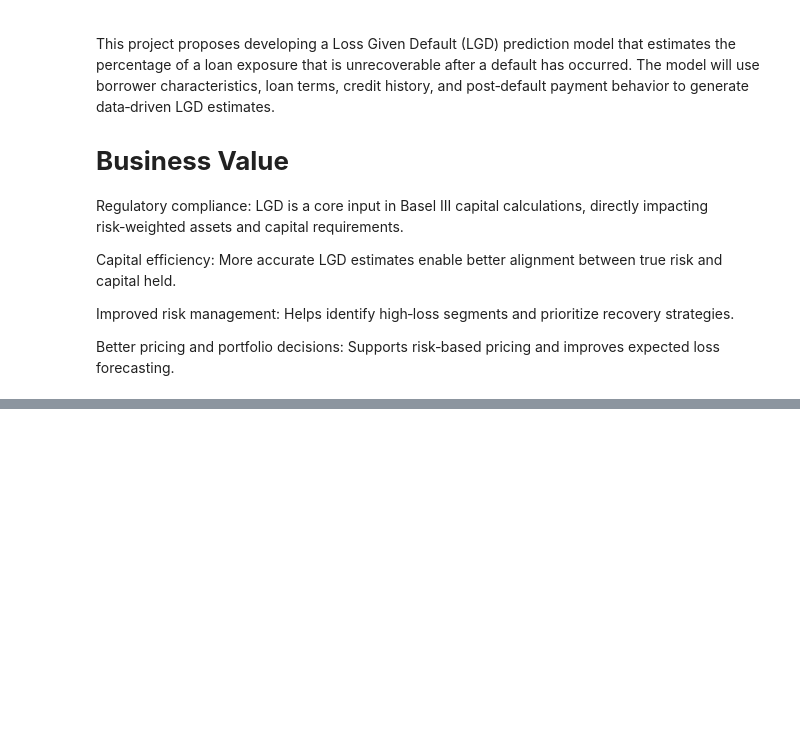
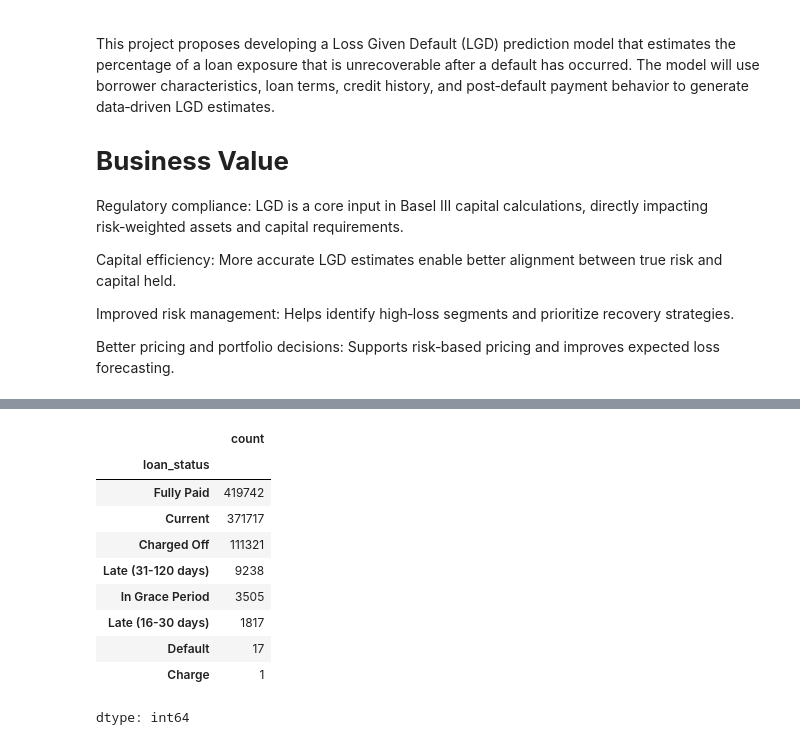
Before and after one commit to IAMLATI/Predicting-Loss-Given-Default-, a Jupyter notebook: Predicting_Loan_Default_Loss_(Loss_Given_Default).ipynb, the cells around one changed output, grey strips where cells are left out. Cells and saved outputs as stored; diff of their text form; code cells hidden in the pictures; blank space fills up the shorter version.

```diff
--- a/Predicting_Loan_Default_Loss_(Loss_Given_Default).ipynb
+++ b/Predicting_Loan_Default_Loss_(Loss_Given_Default).ipynb
@@ -31,0 +75,14 @@ df = pd.read_csv("/content/loans_full_schema.csv")
+# %%
+dataset["loan_status"].value_counts()
+# %% [output]
+|  | count |
+| loan_status |  |
+| Fully Paid | 419742 |
+| Current | 371717 |
+| Charged Off | 111321 |
+| Late (31-120 days) | 9238 |
+| In Grace Period | 3505 |
+| Late (16-30 days) | 1817 |
+| Default | 17 |
+| Charge | 1 |
+dtype: int64
```
Also changed, not shown: parts of 20 cells of this notebook.
